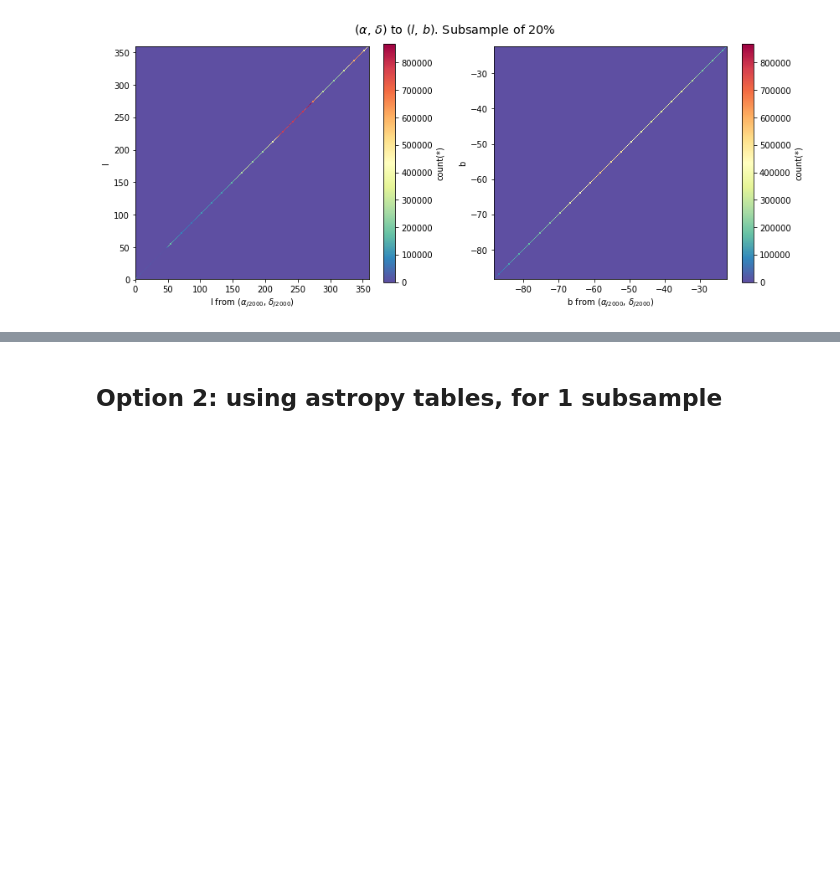
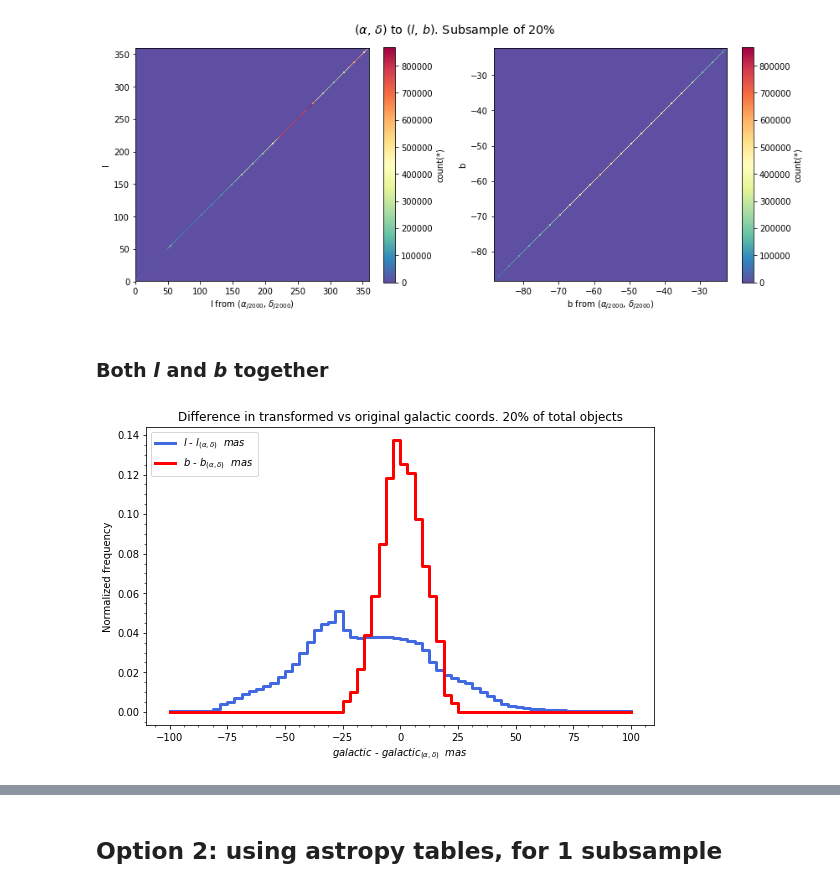
Before and after one commit to paztronomer/desdm_dr1_work, a Jupyter notebook: validation_eq2gal_coord.ipynb, the cells around one changed output, grey strips where cells are left out. Saved outputs shown, nothing was run; the diff lists cells and outputs as text; code cells hidden in the pictures; blank space fills up the shorter version.

```diff
--- a/validation_eq2gal_coord.ipynb
+++ b/validation_eq2gal_coord.ipynb
@@ -206,6 +206,11 @@ ds_gal = vx.from_arrays(L=arr_coo["L"],
                         B=arr_coo["B"],
                         L2=np.array(gal.l),
                         B2=np.array(gal.b))
+# %%
+ds_gal_mas = vx.from_arrays(L=arr_coo["L"] * 3600 *1000,
+                            B=arr_coo["B"] * 3600 *1000,
+                            L2=np.array(gal.l) * 3600 *1000,
+                            B2=np.array(gal.b) * 3600 *1000)
 # %%
 gc.collect()
 plt.close("all")
@@ -232,3 +237,37 @@ plt.savefig("lb_comparison_{0}pcent.png".format(round(arr_coo.shape[0] / 4.e8 *
            )
 # %% [output]
 [figure]
+# %% [markdown]
+### Both *l* and *b* together
+# %%
+fig, ax = plt.subplots(figsize=(8,5))
+
+lb_lim = [-100, 100]
+l = ds_gal_mas.plot1d("L-L2", #figsize=(8,5),
+                      n="normalize",
+                      limits=lb_lim,
+                      label=r"$l$ - $l_{(\alpha, \delta)}$  $mas$",
+                      color="royalblue", lw=3
+                     )
+b = ds_gal_mas.plot1d("B-B2",# figsize=(8,5), # xlabel=r"$b$ - $b_{(\alpha, \delta)}$  $deg$", ylabel="N",
+                      limits=lb_lim,
+                      xlabel=r"$galactic$ - $galactic_{(\alpha, \delta)}$  $mas$",
+                      ylabel="Normalized frequency",
+                      label=r"$b$ - $b_{(\alpha, \delta)}$  $mas$",
+                      n="normalize",
+                      color="red", lw=3
+                     )
+# Use Auto Minor Locator
+minorLocator_x = AutoMinorLocator()
+ax.xaxis.set_minor_locator(minorLocator_x)
+minorLocator_y = AutoMinorLocator()
+ax.yaxis.set_minor_locator(minorLocator_y)
+
+plt.legend(loc="upper left")
+plt.title("Difference in transformed vs original galactic coords. {0}% of total objects".format(round(arr_coo.shape[0] / 4.e8 * 100)))
+
+plt.savefig("l_and_b_hist_{0}pcent.png".format(round(arr_coo.shape[0] / 4.e8 * 100)),
+            format="png", dpi=500
+           )
+# %% [output]
+[figure, added]
```
Also changed, not shown: parts of 14 cells of this notebook.
